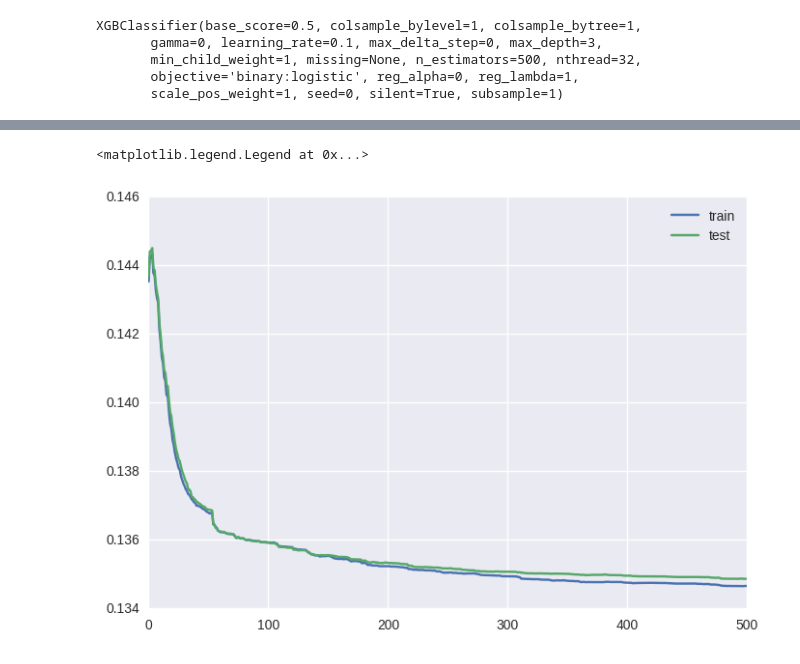
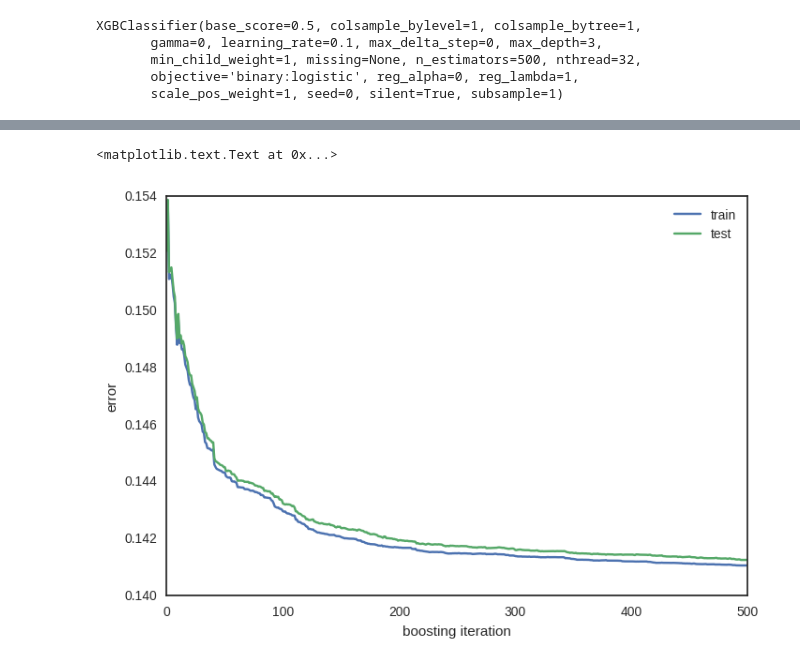
Before and after one commit to jpata/CMSCSTagger, a Jupyter notebook: python/notebooks/learning.ipynb, the cells around one changed output, grey strips where cells are left out. Cells and saved outputs as stored; diff of their text form; code cells hidden in the pictures.

```diff
--- a/python/notebooks/learning.ipynb
+++ b/python/notebooks/learning.ipynb
@@ -44,3 +45,6 @@ import sklearn_cls
 from pandas.tools.plotting import scatter_matrix
 # %% [output]
 Welcome to ROOTaaS 6.06/08
+# %%
+seaborn.set_style("white")
+current_palette = seaborn.color_palette()
@@ -47,12 +55,11 @@ Welcome to ROOTaaS 6.06/08
 # %%
-fn = "/mnt/t3nfs01/data01/shome/jpata/btv/CMSSW_8_1_0_pre8/src/RecoBTag/CMSCSTagger/root_data/project/ttjets.root"
+fn = "/scratch/jpata/ttjets_tagvar_sub1000.root"
 dd = pandas.concat([sklearn_cls.preprocess(sklearn_cls.load_data(
-    "/mnt/t3nfs01/data01/shome/jpata/btv/CMSSW_8_1_0_pre8/src/RecoBTag/CMSCSTagger/root_data/project/ttjets.root",
+    fn,
     "tree_{0}".format(fl),
-    selection="index>=8"
+    branches=vs + ["Jet_flavour", "Jet_pt", "Jet_eta", "index", "Jet_cMVA"],
+    selection="index>=5"
     #start=0,
     #stop=500000
     )) for fl in ["b", "c", "l"]])
 unique_classes = dd["flavour_category"].unique()
-#reshuffle
-#dd.reindex(np.random.permutation(dd.index))
@@ -58,0 +84,2 @@ unique_classes = dd["flavour_category"].unique()
+# %%
+dd.loc[dd["Jet_pt"]>300, "Jet_SoftEl"] = 0
@@ -218,6 +253,8 @@ for igroup, (name, group) in enumerate(dd.groupby("flavour_category")):
 is_training = dd["is_training"]==1
 # %%
 eval_set = [
-    (dd.ix[is_training, vs], dd.ix[is_training, "flavour_category"]==2),
-    (dd.ix[np.invert(is_training), vs], dd.ix[np.invert(is_training), "flavour_category"]==2)
+    #training set, ttjets
+    (dd.ix[is_training, vs], dd.ix[is_training, "flavour_category"]==2, dd.ix[is_training, "weight"]),
+    #testing set
+    (dd.ix[np.invert(is_training), vs], dd.ix[np.invert(is_training), "flavour_category"]==2, dd.ix[np.invert(is_training), "weight"])
 ]
@@ -288,9 +296,11 @@ dd["cls2_p1"] = cls2.predict_proba(dd[vs2])[:, 1]
 # %%
 plt.plot(res_main["validation_0"]["error"], label="train")
 plt.plot(res_main["validation_1"]["error"], label="test")
 plt.legend()
+plt.xlabel("boosting iteration")
+plt.ylabel("error")
 # %% [output]
-<matplotlib.legend.Legend at 0x...>
+<matplotlib.text.Text at 0x...>
-[figure, old version]
+[figure, new version]
 # %%
 rets_cv = sklearn_cls.train_crossvalidation(cls, eval_set[0])
```
Also changed, not shown: parts of 40 cells of this notebook, 10 other files.
